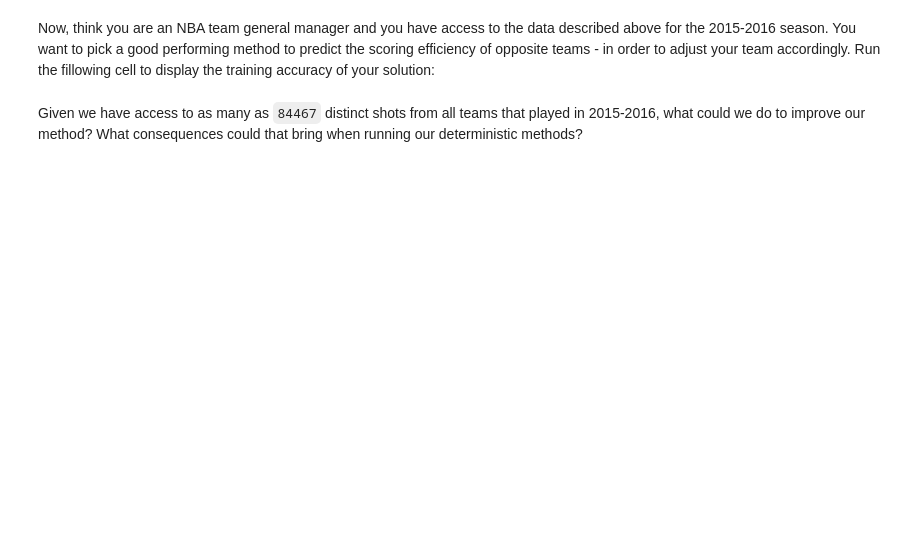
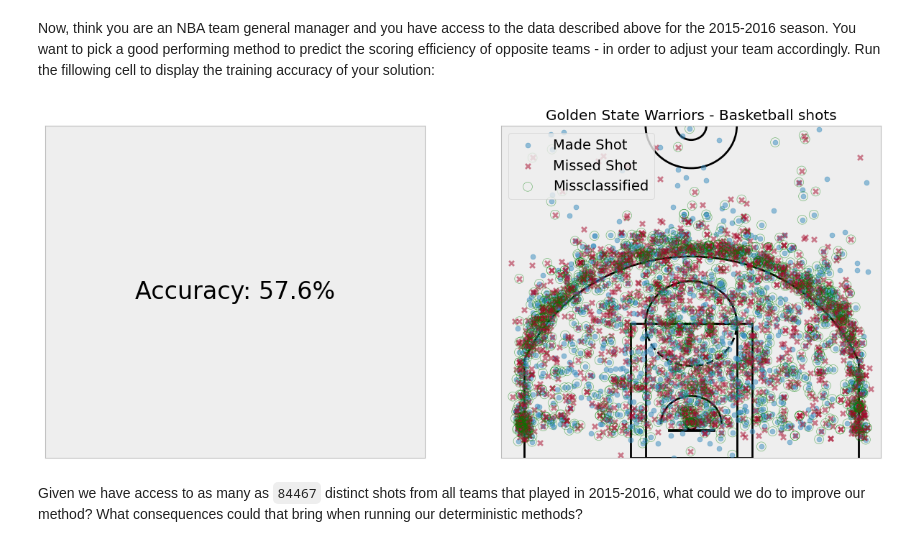
Before and after one commit to FinnWeikert/Math-of-Data-H1, a Jupyter notebook: Part 2 - First order methods.ipynb, the cells around one changed output. Cells and saved outputs as stored; diff of their text form; code cells hidden in the pictures; blank space fills up the shorter version.

```diff
--- a/Part 2 - First order methods.ipynb
+++ b/Part 2 - First order methods.ipynb
@@ -601,10 +589,12 @@ plot(methods, f, x_zero, max_iteration=5000)
 # %% [markdown]
 Now, think you are an NBA team general manager and you have access to the data described above for the 2015-2016 season. You want to pick a good performing method to predict the scoring efficiency of opposite teams - in order to adjust your team accordingly. Run the fillowing cell to display the training accuracy of your solution:
 # %%
-method = #FILL
+method = AGDR
 run_trace = run(method, f, x_zero, 5000)
 last_x_k = run_trace.sequence[-1]
 
 train_accuracy(run_trace.sequence[-1])
+# %% [output]
+[figure, added]
 # %% [markdown]
 Given we have access to as many as `84467` distinct shots from all teams that played in 2015-2016, what could we do to improve our method? What consequences could that bring when running our deterministic methods?
```
Also changed, not shown: parts of 30 cells of this notebook, 1 other file.
